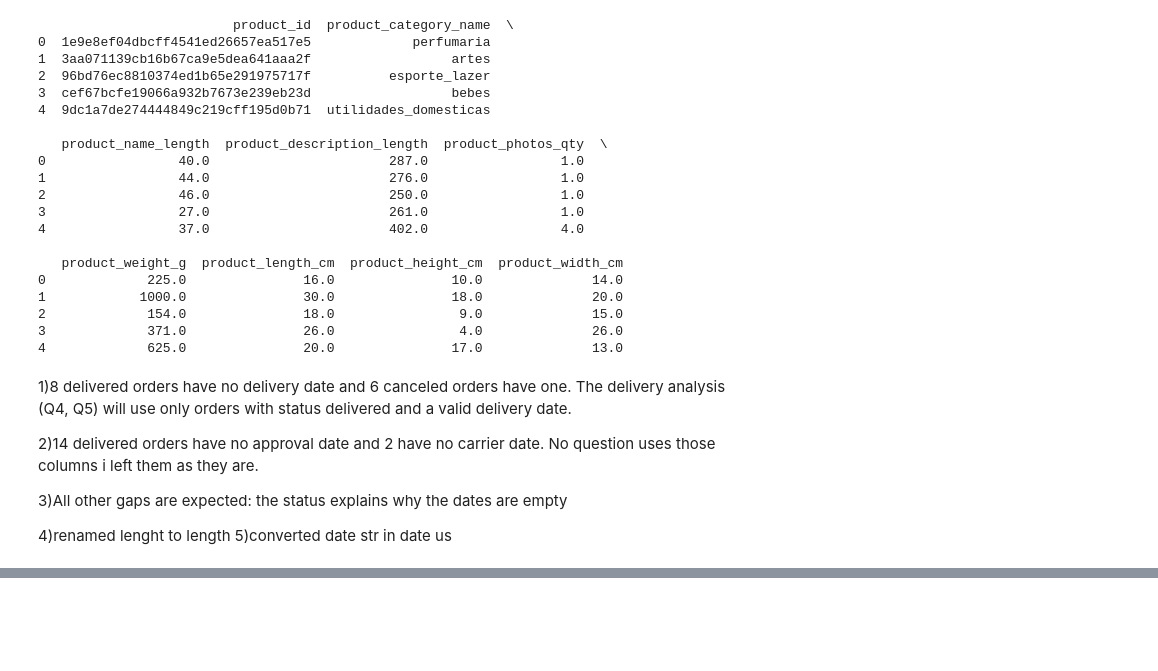
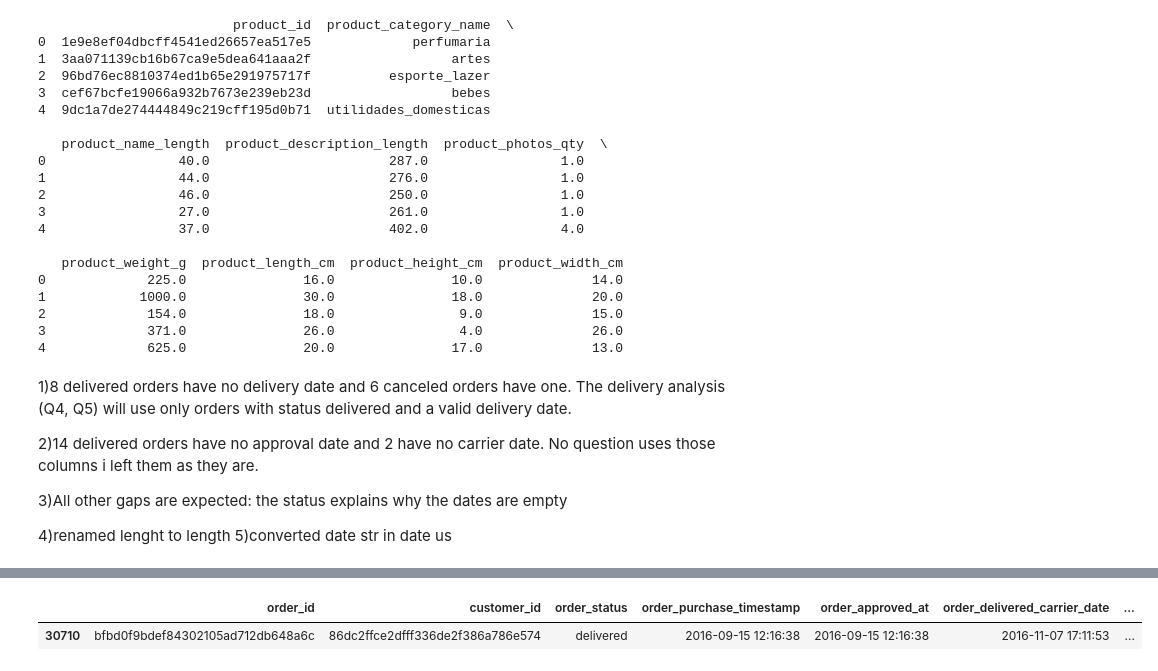
Before and after one commit to sunnyshaw8/olist-ecommerce-analysis-kaggle-, a Jupyter notebook: checkdata.ipynb, the cells around one changed output, grey strips where cells are left out. Saved outputs shown, nothing was run; the diff lists cells and outputs as text; code cells hidden in the pictures; blank space fills up the shorter version.

Commit message:
Day 3: compared order ids found 775 missing order id in order items ds and 1 order that is delivered but not have payment.

```diff
--- a/checkdata.ipynb
+++ b/checkdata.ipynb
@@ -208,3 +208,16 @@ print(products.head())
 
 4)renamed lenght to length
 5)converted date str in date us
+# %%
+##monthly revenue columns needed are
+#from orders dataset
+#  ##purchase time date  #order id
+#from order payments need payvalue
+
+
+payments = pd.read_csv("olist_order_payments_dataset.csv")
+# print(payments.info())
+##numbers of order id =! numbers of order id in payments
+order_items = pd.read_csv("olist_order_items_dataset.csv")
+###all three data have diff numbers of order id
+#order id that r present in all three
@@ -210,0 +255,10 @@ print(products.head())
+# %%
+orders[~orders['order_id'].isin(payments['order_id'])]
+# 'all order ids are present in payments order id
+# ' except 1 of 99,441 orders (a delivered order) has no payment record'index no30710,30711,1
+#order id 	bfbd0f9bdef84302105ad712db648a6c
+
+##orders have only succsfull orders
+# %% [output]
+|  | order_id | customer_id | order_status | order_purchase_timestamp | order_approved_at | order_delivered_carrier_date | ... |
+| 30710 | bfbd0f9bdef84302105ad712db648a6c | 86dc2ffce2dfff336de2f386a786e574 | delivered | 2016-09-15 12:16:38 | 2016-09-15 12:16:38 | 2016-11-07 17:11:53 | ... |
```
Also changed, not shown: parts of 2 cells of this notebook.
